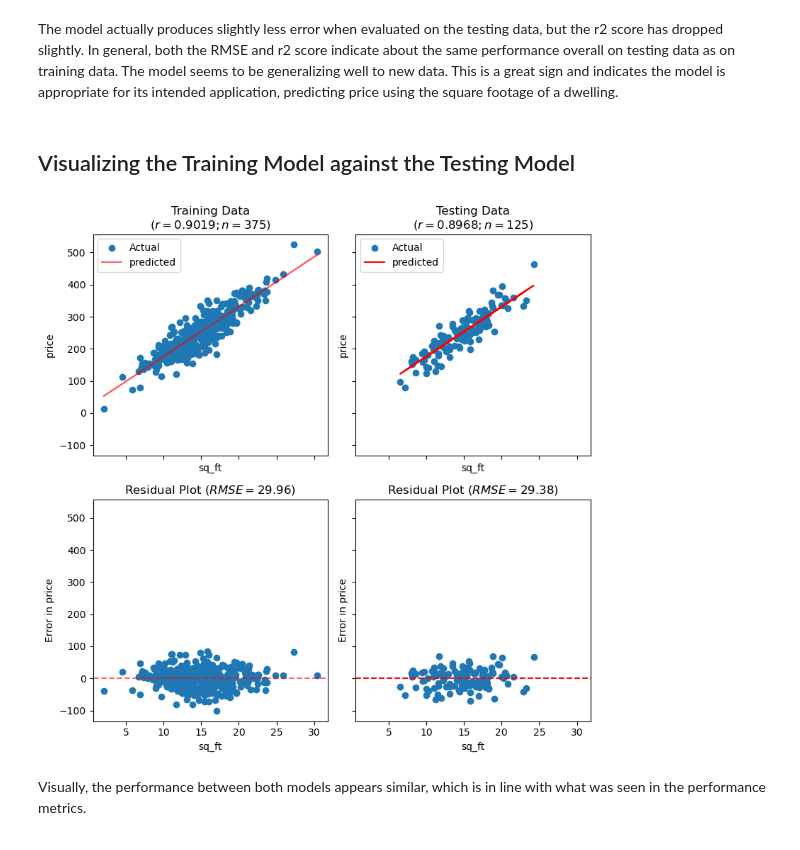
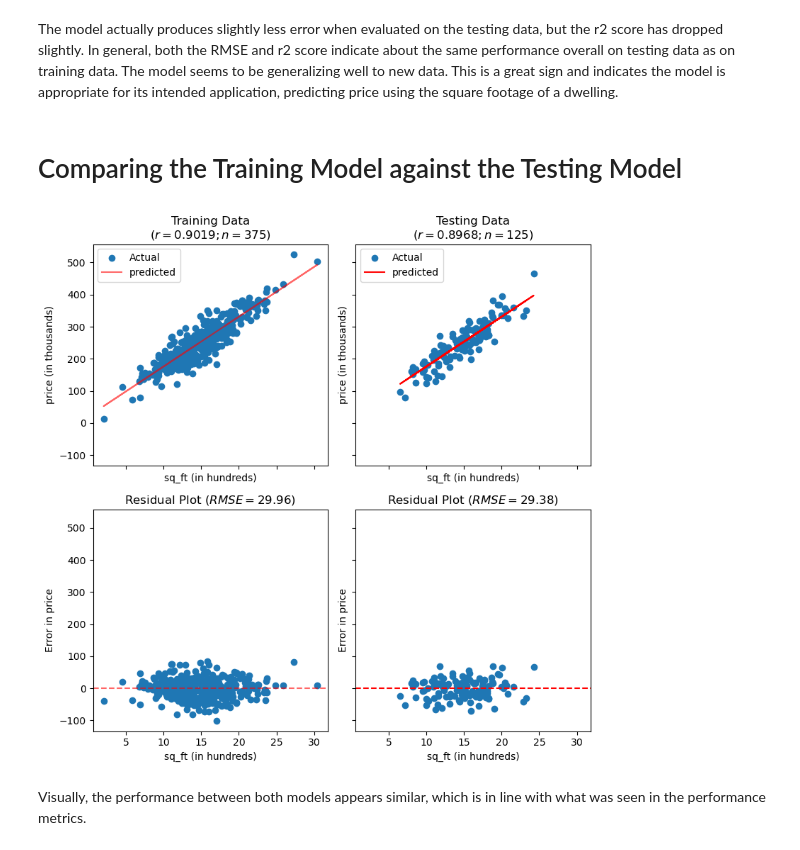
Before and after one commit to papir805/Stanford-ML-Class, a Jupyter notebook: notebooks/linear_regression.ipynb, the cells around one changed output. Drawn from its saved outputs; the diff is of its cells as text; code cells hidden in the pictures.

```diff
--- a/notebooks/linear_regression.ipynb
+++ b/notebooks/linear_regression.ipynb
@@ -128,6 +132,7 @@ Now that the model has been trained, it can be used to make predictions.
 # %%
 # Make predictions using the already seen training data
 training_predictions = lin_reg_model.predict(X_train)
+training_predictions = np.round(training_predictions, 2)
 
 # Store results in dataframe
 train_results_df = pd.DataFrame({x_label:X_train.flatten(),
@@ -297,6 +311,7 @@ This time, the model will make predictions on testing data and then the residual
 # %%
 # Make predictions using the "unseen" testing data
 test_predictions = lin_reg_model.predict(X_test)
+test_predictions = np.round(test_predictions, 2)
 
 # Calculate the error (residual) for each prediction
 test_residuals = y_test - test_predictions
@@ -345,48 +360,61 @@ Testing r2 score (coefficient of determination): 80.09%
 # %% [markdown]
 The model actually produces slightly less error when evaluated on the testing data, but the r2 score has dropped slightly.  In general, both the RMSE and r2 score indicate about the same performance overall on testing data as on training data.  The model seems to be generalizing well to new data.  This is a great sign and indicates the model is appropriate for its intended application, predicting price using the square footage of a dwelling.
 # %% [markdown]
-## Visualizing the Training Model against the Testing Model
+# Comparing the Training Model against the Testing Model
 # %%
 test_sample_size = X_test.shape[0]
 
 fig, ax = plt.subplots(2, 2, sharex=True, sharey=True, figsize=(8,8))
 
 # Graphing Training Data
 
-## Top left axis - Scatter plot of training data and linear model's trend line
+## Top left axis - Scatter plot of training data
 ax[0,0].scatter(X_train, y_train, label='Actual')
-ax[0,0].set_xlabel(x_label)
-ax[0,0].set_ylabel(y_label)
+
+## Top left axis - Linear model's trend line
+ax[0,0].plot(X_train, training_predictions, color='r', label='predicted', alpha=0.6)
+
 ax[0,0].set_title(f'Training Data\n($r={train_r_value:.4f}; n={train_sample_size})$')
-ax[0,0].plot(X_train, training_predictions, color='r', label='predicted', alpha=0.6)
+ax[0,0].set_xlabel(x_label + ' (in hundreds)')
+ax[0,0].set_ylabel(y_label + ' (in thousands)')
 ax[0,0].legend()
 
 ## Bottom left axis - Scatter plot of training residuals
 ax[1,0].scatter(X_train, training_residuals, label='Actual')
+
+## Bottom left axis - Horizontal Line representing zero residual
 ax[1,0].axhline(0, color='r', linestyle='--', alpha=0.6)
-ax[1,0].set_xlabel(x_label)
+
+ax[1,0].set_xlabel(x_label + ' (in hundreds)')
 ax[1,0].set_ylabel(f'Error in {y_label}')
 ax[1,0].set_title(f'Residual Plot ($RMSE={training_rmse:.2f})$')
 
 # Graphing Testing Data
-## Top right axis - Scatter plot of testing data and linear model's trend line
+
+## Top right axis - Scatter plot of testing data
 ax[0,1].scatter(X_test, y_test, label='Actual')
-ax[0,1].set_xlabel(x_label)
-ax[0,1].set_ylabel(y_label)
+
+## Top right axis - Linear model's trend line
+ax[0,1].plot(X_test, test_predictions, color='r', label='predicted')
+
 ax[0,1].set_title(f'Testing Data\n($r={test_r_value:.4f}; n={test_sample_size})$')
-ax[0,1].plot(X_test, test_predictions, color='r', label='predicted')
+ax[0,1].set_xlabel(x_label + ' (in hundreds)')
+ax[0,1].set_ylabel(y_label + ' (in thousands)')
 ax[0,1].legend()
 
 ## Bottom right axis - Scatter plot of testing residuals
 ax[1,1].scatter(X_test, test_residuals, label='Actual')
+
+## Bottom right axis - Horizontal line representing zero residual
 ax[1,1].axhline(0, color='r', linestyle='--')
-ax[1,1].set_xlabel(x_label)
+
+ax[1,1].set_title(f'Residual Plot ($RMSE={testing_rmse:.2f})$')
+ax[1,1].set_xlabel(x_label + ' (in hundreds)')
 ax[1,1].set_ylabel(f'Error in {y_label}')
-ax[1,1].set_title(f'Residual Plot ($RMSE={testing_rmse:.2f})$')
 
 plt.tight_layout()
 # %% [output]
-[figure, old version]
+[figure, new version]
 # %% [markdown]
 Visually, the performance between both models appears similar, which is in line with what was seen in the performance metrics.
 # %% [markdown]
```
Also changed, not shown: parts of 28 cells of this notebook, 1 other file.
